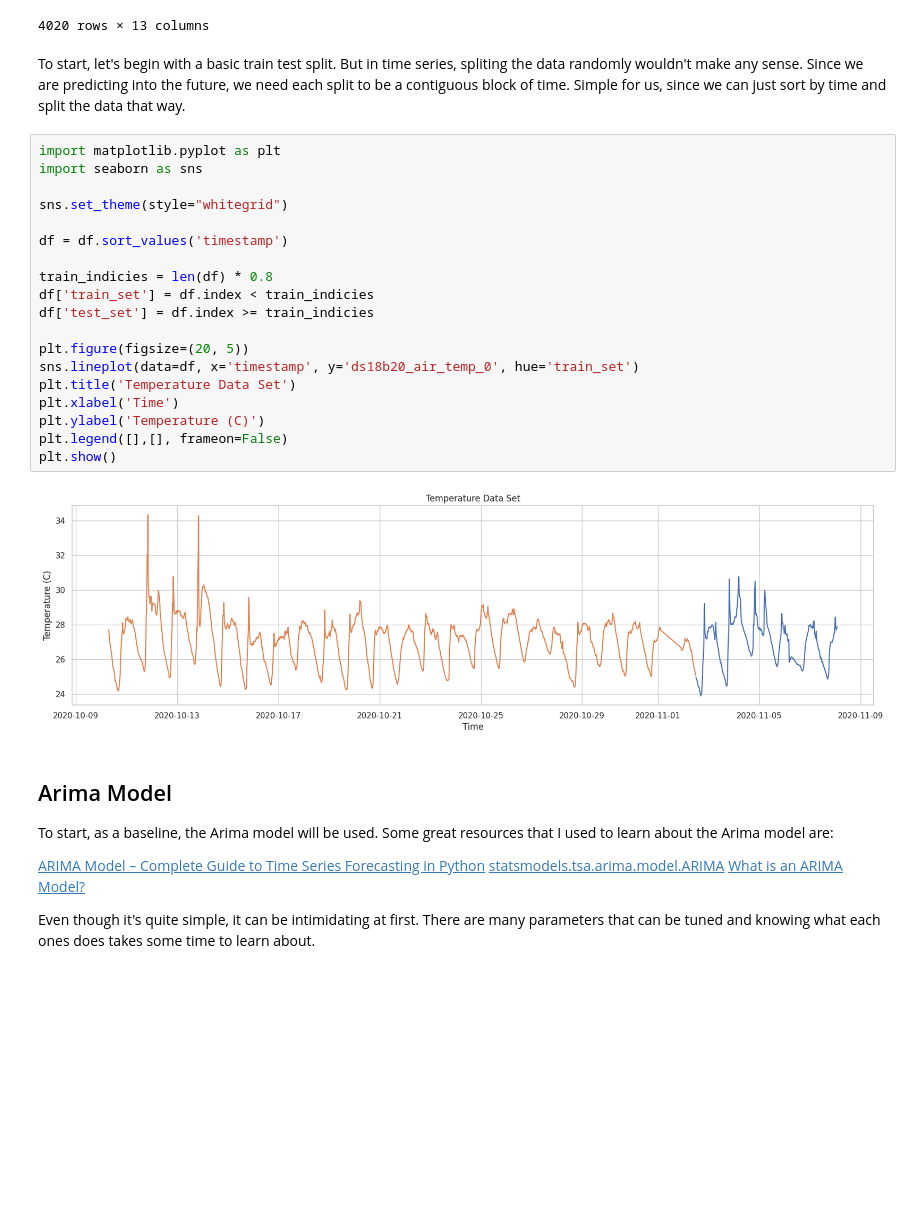
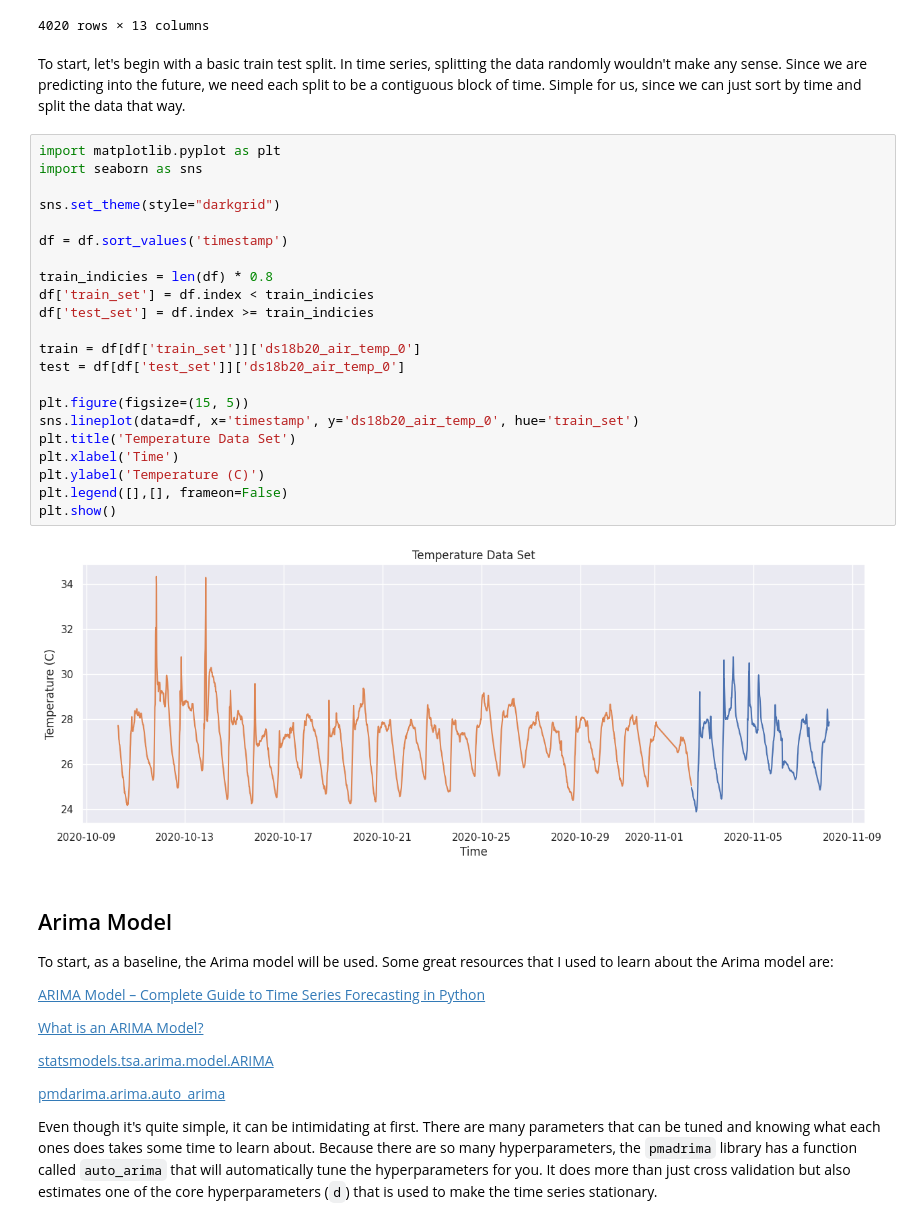
Before and after one commit to jackmead515/jackmead515.github.io, a Jupyter notebook: _blogs/auto_farm_time_series/auto_farm_time_series.ipynb, the cells around one changed output. Saved outputs shown, nothing was run; the diff lists cells and outputs as text; blank space fills up the shorter version.

Commit message:
time series

```diff
--- a/_blogs/auto_farm_time_series/auto_farm_time_series.ipynb
+++ b/_blogs/auto_farm_time_series/auto_farm_time_series.ipynb
@@ -31,37 +47,45 @@ df
 | 4019 | 2020-11-08 01:50:00 | 32.000000 | 68.000000 | 27.861185 | 28.077753 | 491.806818 | ... |
 4020 rows × 13 columns
 # %% [markdown]
-To start, let's begin with a basic train test split. But in time series, spliting the data randomly wouldn't make any sense. Since we are predicting into the future, we need each split to be a contiguous block of time. Simple for us, since we can just sort by time and split the data that way.
+To start, let's begin with a basic train test split. In time series, splitting the data randomly wouldn't make any sense. Since we are predicting into the future, we need each split to be a contiguous block of time. Simple for us, since we can just sort by time and split the data that way.
 # %%
 import matplotlib.pyplot as plt
 import seaborn as sns
 
-sns.set_theme(style="whitegrid")
+sns.set_theme(style="darkgrid")
 
 df = df.sort_values('timestamp')
 
 train_indicies = len(df) * 0.8
 df['train_set'] = df.index < train_indicies
 df['test_set'] = df.index >= train_indicies
 
-plt.figure(figsize=(20, 5))
+train = df[df['train_set']]['ds18b20_air_temp_0']
+test = df[df['test_set']]['ds18b20_air_temp_0']
+
+plt.figure(figsize=(15, 5))
 sns.lineplot(data=df, x='timestamp', y='ds18b20_air_temp_0', hue='train_set')
 plt.title('Temperature Data Set')
 plt.xlabel('Time')
 plt.ylabel('Temperature (C)')
 plt.legend([],[], frameon=False)
 plt.show()
 # %% [output]
-[figure, old version]
+[figure, new version]
 # %% [markdown]
 ## Arima Model
 
 To start, as a baseline, the Arima model will be used. Some great resources that I used to learn about the Arima model are:
 
 [ARIMA Model – Complete Guide to Time Series Forecasting in Python](https://www.machinelearningplus.com/time-series/arima-model-time-series-forecasting-python/)
-[statsmodels.tsa.arima.model.ARIMA](https://www.statsmodels.org/stable/generated/statsmodels.tsa.arima.model.ARIMA.html)
+
 [What is an ARIMA Model?](https://towardsdatascience.com/what-is-an-arima-model-9e200f06f9eb)
 
-Even though it's quite simple, it can be intimidating at first. There are many parameters that can be tuned and knowing what each ones does takes some time to learn about.
+[statsmodels.tsa.arima.model.ARIMA](https://www.statsmodels.org/stable/generated/statsmodels.tsa.arima.model.ARIMA.html)
+
+[pmdarima.arima.auto_arima](https://alkaline-ml.com/pmdarima/modules/generated/pmdarima.arima.auto_arima.html)
+
+
+Even though it's quite simple, it can be intimidating at first. There are many parameters that can be tuned and knowing what each ones does takes some time to learn about. Because there are so many hyperparameters, the `pmadrima` library has a function called `auto_arima` that will automatically tune the hyperparameters for you. It does more than just cross validation but also estimates one of the core hyperparameters (`d`) that is used to make the time series stationary.
 # %%
 import pmdarima as pm
```
Also changed, not shown: parts of 22 cells of this notebook, 3 other files.
